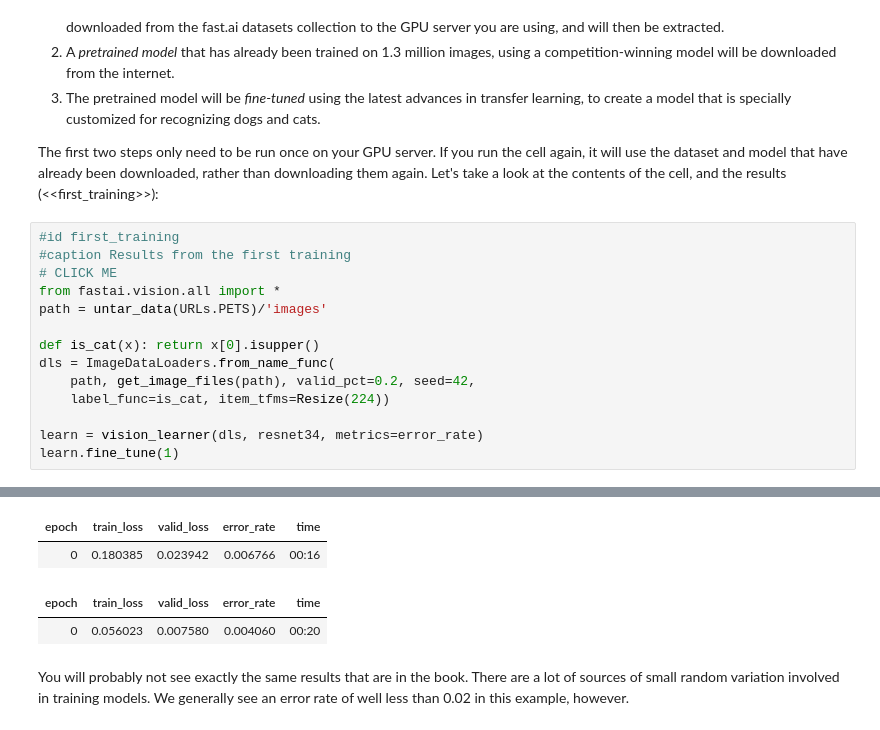
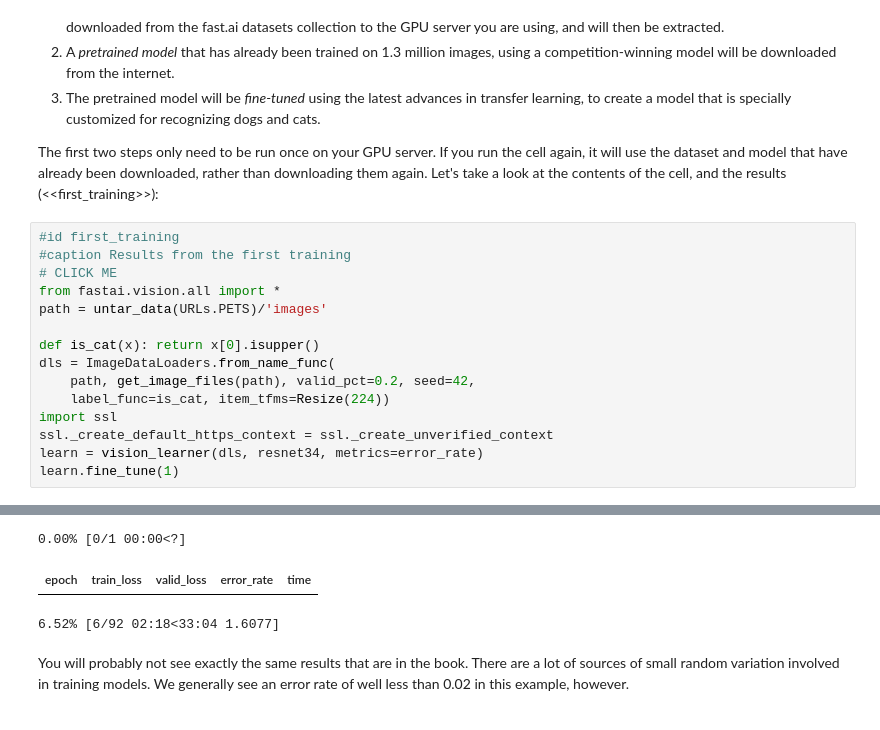
Before and after one commit to ramki982/ShortGPT, a Jupyter notebook: 01_intro.ipynb, the cells around one changed output, grey strips where cells are left out. Saved outputs shown, nothing was run; the diff lists cells and outputs as text.

```diff
--- a/01_intro.ipynb
+++ b/01_intro.ipynb
@@ -236,7 +235,8 @@ def is_cat(x): return x[0].isupper()
 dls = ImageDataLoaders.from_name_func(
     path, get_image_files(path), valid_pct=0.2, seed=42,
     label_func=is_cat, item_tfms=Resize(224))
-
+import ssl
+ssl._create_default_https_context = ssl._create_unverified_context
 learn = vision_learner(dls, resnet34, metrics=error_rate)
 learn.fine_tune(1)
 # %% [output]
@@ -243,7 +244,6 @@ learn.fine_tune(1)
+0.00% [0/1 00:00<?]
 | epoch | train_loss | valid_loss | error_rate | time |
-| 0 | 0.180385 | 0.023942 | 0.006766 | 00:16 |
-| epoch | train_loss | valid_loss | error_rate | time |
-| 0 | 0.056023 | 0.007580 | 0.004060 | 00:20 |
+6.52% [6/92 02:18<33:04 1.6077]
 # %% [markdown]
 You will probably not see exactly the same results that are in the book. There are a lot of sources of small random variation involved in training models. We generally see an error rate of well less than 0.02 in this example, however.
 # %% [markdown]
```
Also changed, not shown: parts of 3 cells of this notebook.
